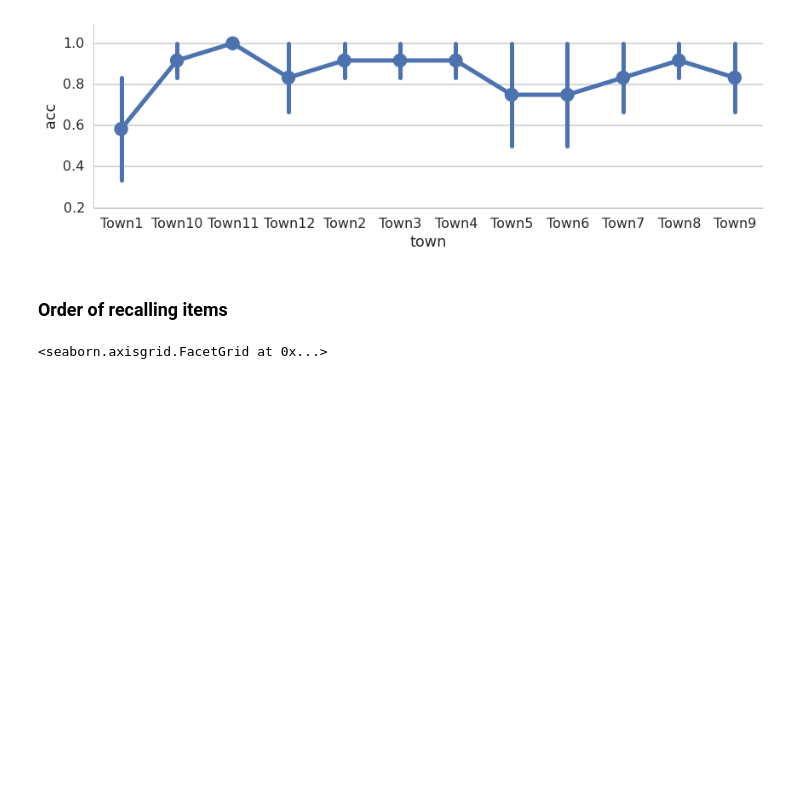
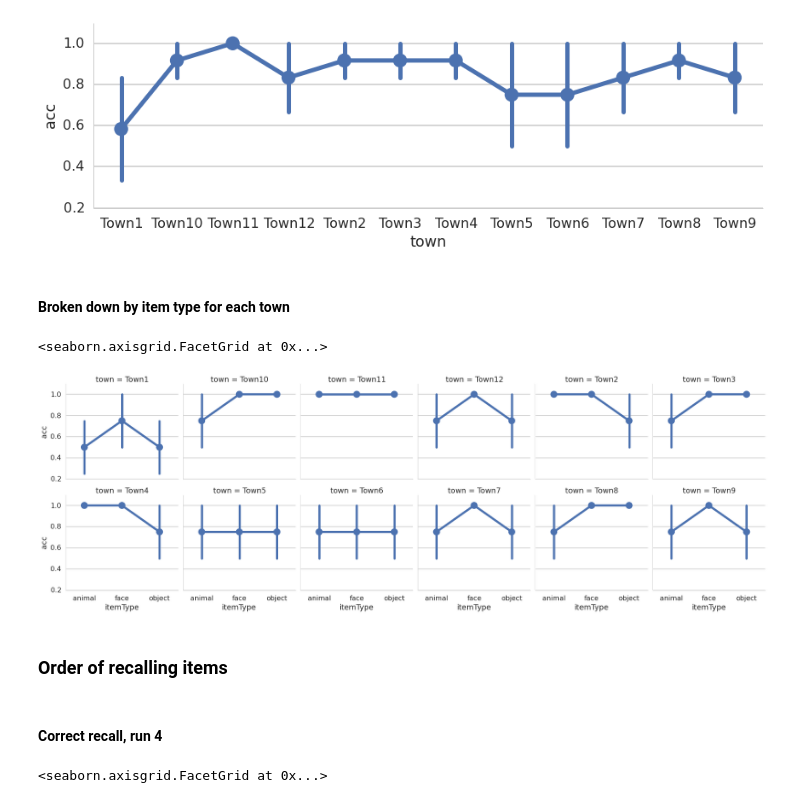
Before and after one commit to thackerybrown/SST, a Jupyter notebook: analysis/SST Item Test Analysis.ipynb, the cells around one changed output. Drawn from its saved outputs; the diff is of its cells as text; code cells hidden in the pictures; blank space fills up the shorter version.

```diff
--- a/analysis/SST Item Test Analysis.ipynb
+++ b/analysis/SST Item Test Analysis.ipynb
@@ -173,8 +157,20 @@ sns.factorplot(x='town', y='acc',
 # %% [output]
 <seaborn.axisgrid.FacetGrid at 0x...>
 [figure]
+# %% [markdown]
+#### Broken down by item type for each town
+# %%
+data = dt[dt.run == 4].groupby(['subid', 'run', 'town', 'itemType']).mean().reset_index()
+sns.factorplot(x='itemType', y='acc', col='town', col_wrap=6,
+               dodge=0, aspect=1,
+               units='subid', ci=68, data=data)
+# %% [output]
+<seaborn.axisgrid.FacetGrid at 0x...>
+[figure, added]
 # %% [markdown]
 ### Order of recalling items
+# %% [markdown]
+#### Correct recall, run 4
 # %%
 data = dt[(dt.acc == 1) & (dt.run==4)].groupby(['subid', 'itemNum', 'itemType']).mean().reset_index()
 sns.factorplot(x='itemType', y='itemNum',
```
Also changed, not shown: parts of 7 cells of this notebook.
